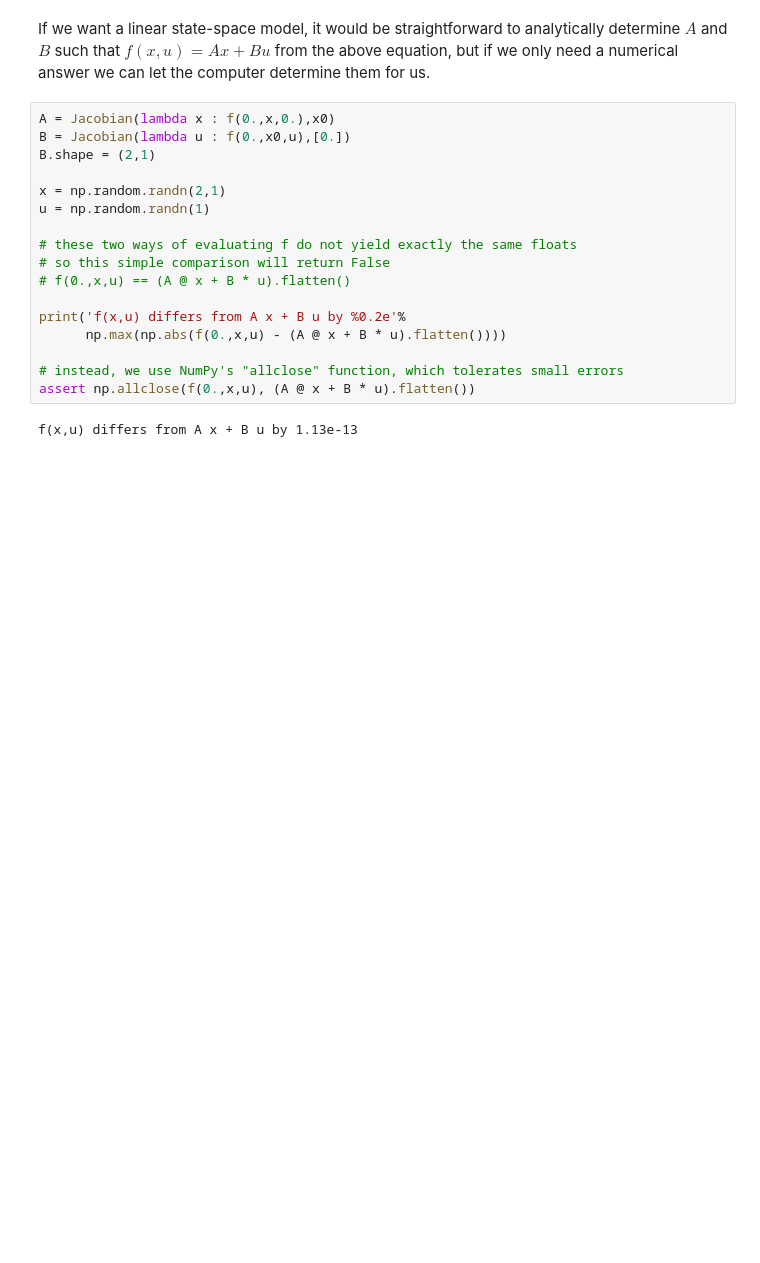
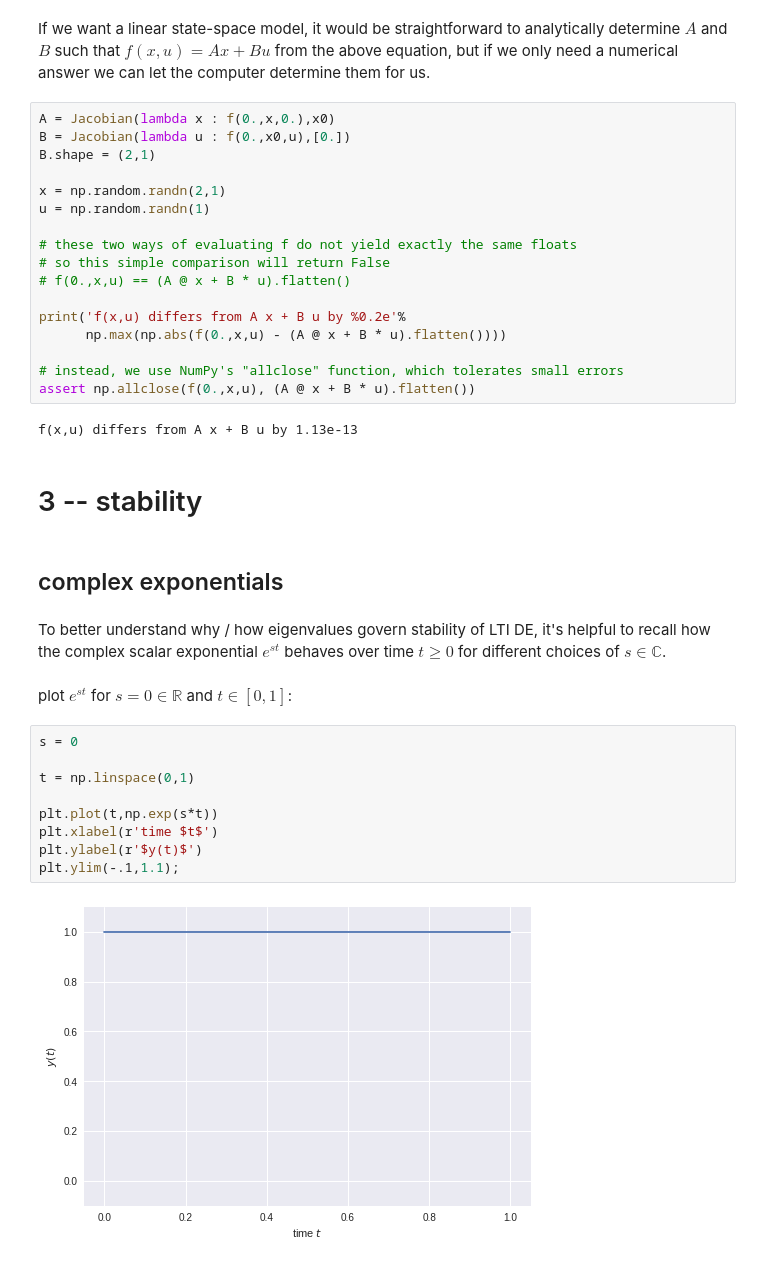
Before and after one commit to sburden/547-21wi, a Jupyter notebook: 547_lec.ipynb, the cells around one changed output. Saved outputs shown, nothing was run; the diff lists cells and outputs as text; blank space fills up the shorter version.

```diff
--- a/547_lec.ipynb
+++ b/547_lec.ipynb
@@ -815,3 +822,22 @@ print('f(x,u) differs from A x + B u by %0.2e'%
 assert np.allclose(f(0.,x,u), (A @ x + B * u).flatten())
 # %% [output]
 f(x,u) differs from A x + B u by 1.13e-13
+# %% [markdown]
+# 3 -- stability
+# %% [markdown]
+## complex exponentials
+# %% [markdown]
+To better understand why / how eigenvalues govern stability of LTI DE, it's helpful to recall how the complex scalar exponential $e^{st}$ behaves over time $t\geq 0$ for different choices of $s\in\mathbb{C}$.
+# %% [markdown]
+plot $e^{s t}$ for $s = 0\in\mathbb{R}$ and $t\in[0,1]$:
+# %%
+s = 0
+
+t = np.linspace(0,1)
+
+plt.plot(t,np.exp(s*t))
+plt.xlabel(r'time $t$')
+plt.ylabel(r'$y(t)$')
+plt.ylim(-.1,1.1);
+# %% [output]
+[figure, added]
```
Also changed, not shown: parts of 28 cells of this notebook, 1 other file.
